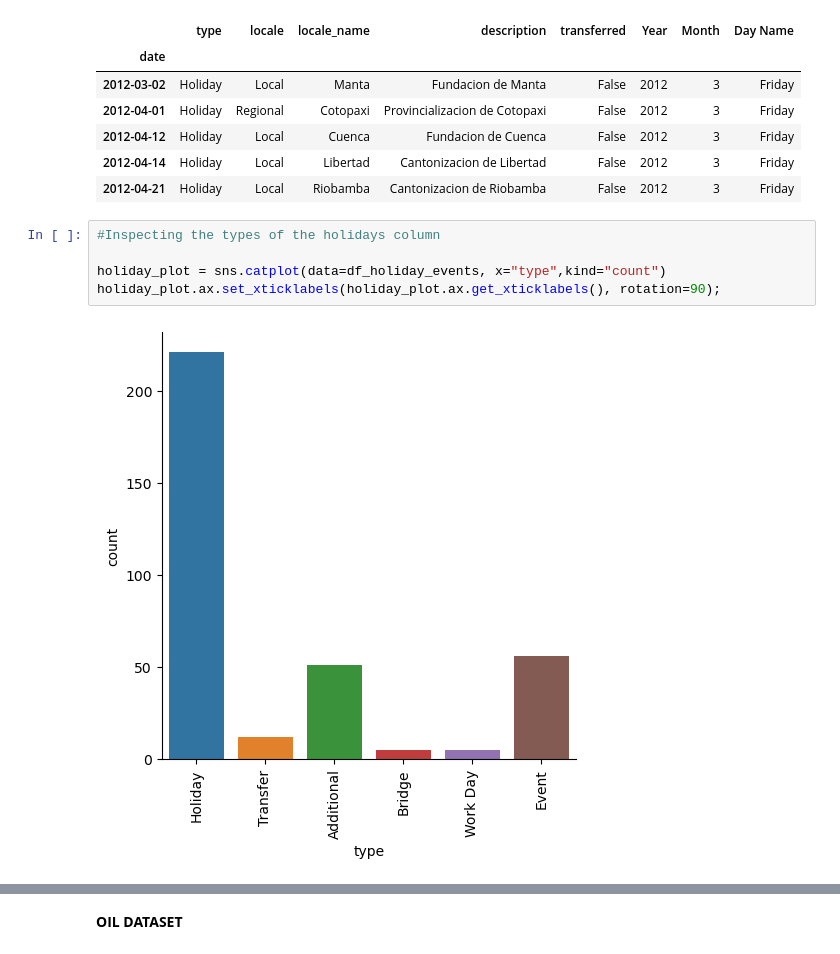
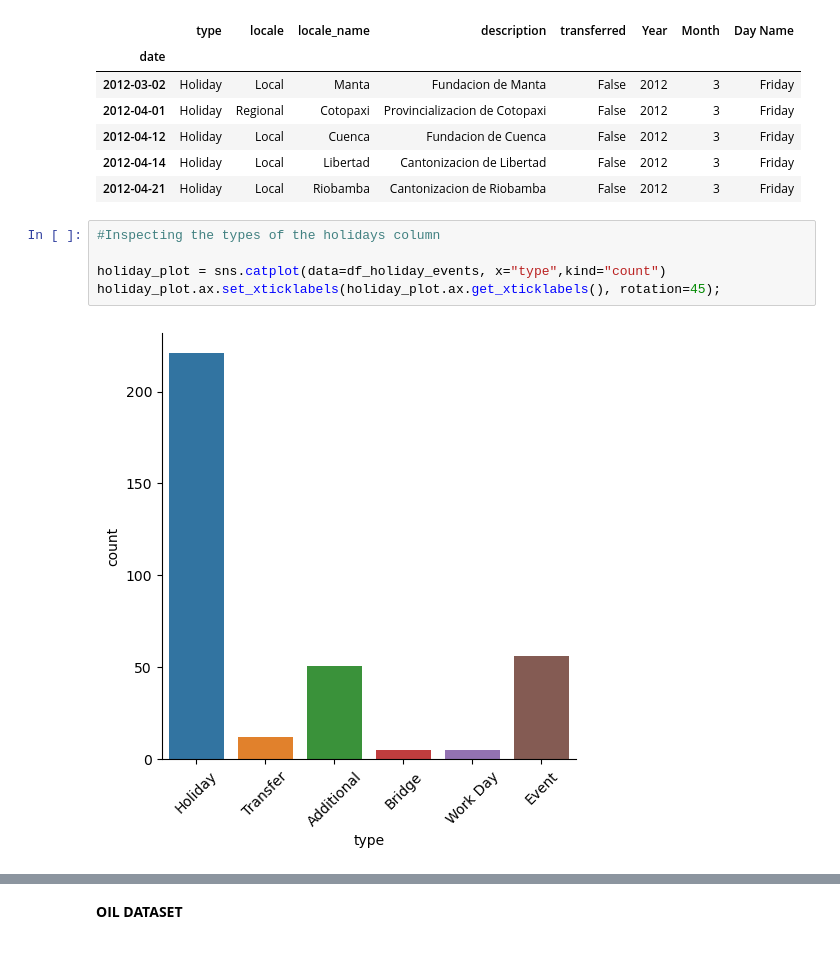
Before and after one commit to musah29/Sales_Forecast_Regression_Analysis, a Jupyter notebook: TIME SERIES SALES FORECAST.ipynb, the cells around one changed output, grey strips where cells are left out. Saved outputs shown, nothing was run; the diff lists cells and outputs as text.

```diff
--- a/TIME SERIES SALES FORECAST.ipynb
+++ b/TIME SERIES SALES FORECAST.ipynb
@@ -156,10 +158,10 @@ df_holiday_events.head()
 # %%
 #Inspecting the types of the holidays column
 
 holiday_plot = sns.catplot(data=df_holiday_events, x="type",kind="count")
-holiday_plot.ax.set_xticklabels(holiday_plot.ax.get_xticklabels(), rotation=90);
+holiday_plot.ax.set_xticklabels(holiday_plot.ax.get_xticklabels(), rotation=45);
 # %% [output]
-[figure, old version]
+[figure, new version]
 # %%
 ##Visualizing the new data set
 
```
Also changed, not shown: parts of 65 cells of this notebook.
